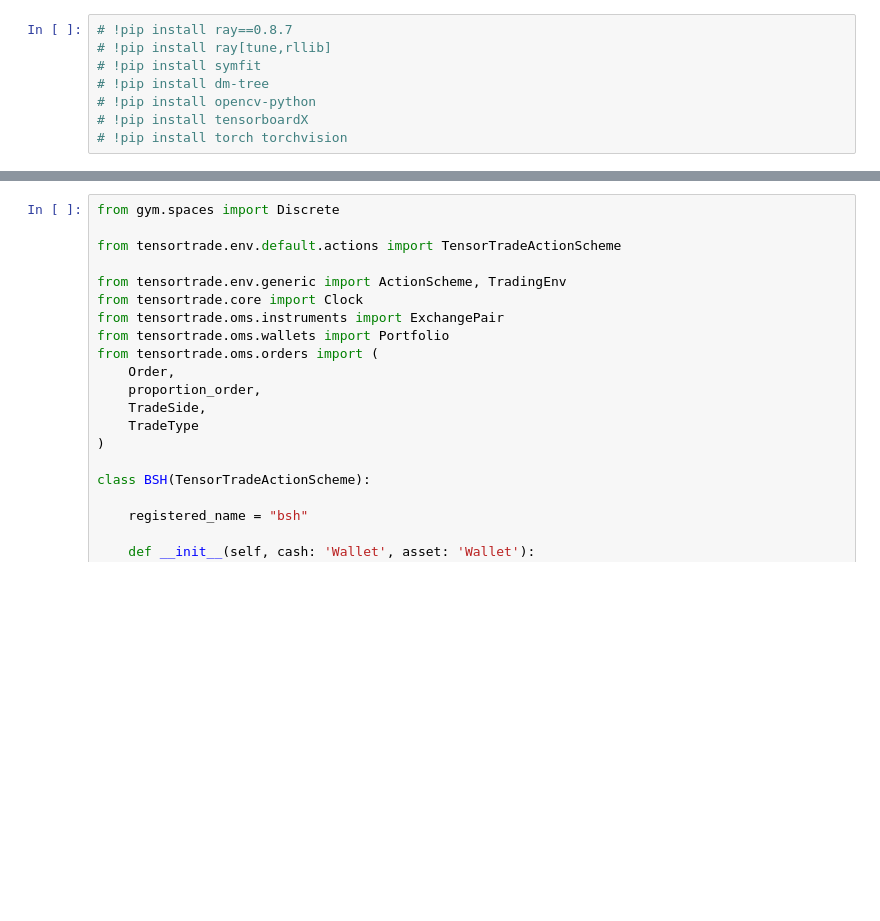
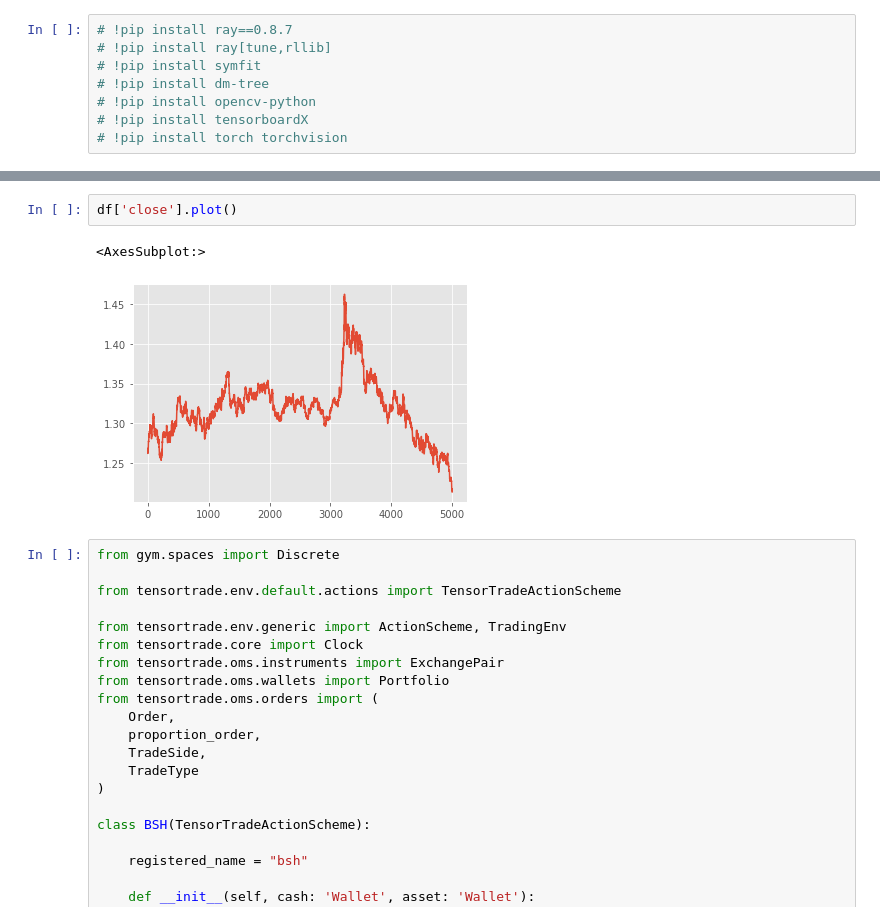
Before and after one commit to data-octo/AITrading, a Jupyter notebook: 2_USD_CAD_Using Ray with TensorTrade.ipynb, the cells around one changed output, grey strips where cells are left out. Saved outputs shown, nothing was run; the diff lists cells and outputs as text; blank space fills up the shorter version.

```diff
--- a/2_USD_CAD_Using Ray with TensorTrade.ipynb
+++ b/2_USD_CAD_Using Ray with TensorTrade.ipynb
@@ -9,3 +29,8 @@
+# %%
+df['close'].plot()
+# %% [output]
+<AxesSubplot:>
+[figure, added]
 # %%
 from gym.spaces import Discrete
 
```
Also changed, not shown: parts of 10 cells of this notebook, 21 other files.
